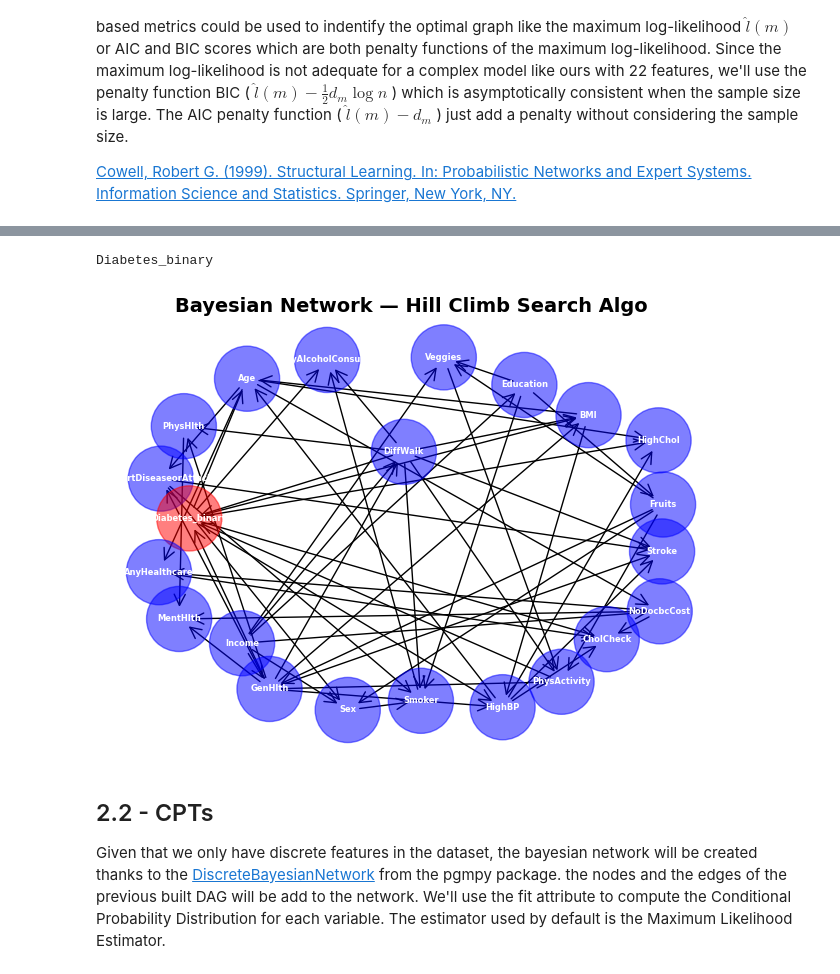
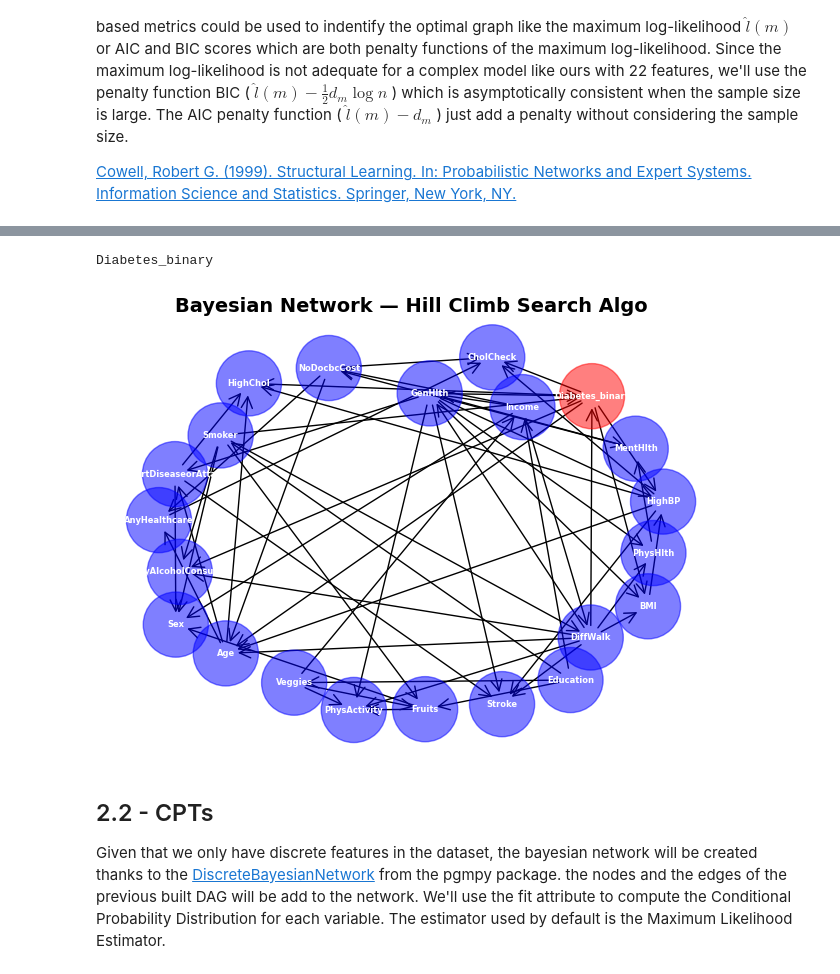
Before and after one commit to AlixB20/INFO-H410-Group16, a Jupyter notebook: bayesian_network.ipynb, the cells around one changed output, grey strips where cells are left out. Cells and saved outputs as stored; diff of their text form; code cells hidden in the pictures.

Commit message:
Update bayesian_network.ipynb
add a cell to fix the cell and a correction in the predict_bn function

```diff
--- a/bayesian_network.ipynb
+++ b/bayesian_network.ipynb
@@ -163,31 +167,32 @@ PhysHlth
 # %%
-def plot_bn(dag, title, target=TARGET):
+def plot_bn(dag, title, target=TARGET, n_seed=42):
     """
         Display the Directed Acyclic Graph (DAG)
     Param:
         > dag   : the Directed Acyclic Graph
         > title : string representing the title to show on the plot
         > target: string representing the target feature
+        > n_seed: int for the random seed
     Return: None
     """
 
     print(target)
     G = nx.DiGraph(dag.edges())
     colors = ['red' if n==target else 'blue' for n in dag.nodes()]
 
-    pos = nx.spring_layout(dag, seed=42, k=3.0)
+    pos = nx.spring_layout(dag, seed=n_seed, k=3.0)
     nx.draw_networkx_nodes(dag, pos, node_color=colors, node_size=2200, alpha=0.5)
     nx.draw_networkx_labels(dag, pos, font_size=6, font_color='white', font_weight='bold')
     nx.draw_networkx_edges(dag, pos, edge_color='black', arrows=True, arrowsize=20, arrowstyle='->', width=1)
     plt.title(title, fontsize=14, fontweight='bold')
     plt.axis('off')
     plt.tight_layout()
     plt.show()
 
-plot_bn(hc_dag, 'Bayesian Network — Hill Climb Search Algo')
+plot_bn(hc_dag, title = 'Bayesian Network — Hill Climb Search Algo', n_seed = SEED)
 # %% [output]
 Diabetes_binary
-[figure, old version]
+[figure, new version]
 # %% [markdown]
 ## 2.2 - CPTs
 
```
Also changed, not shown: parts of 8 cells of this notebook.
